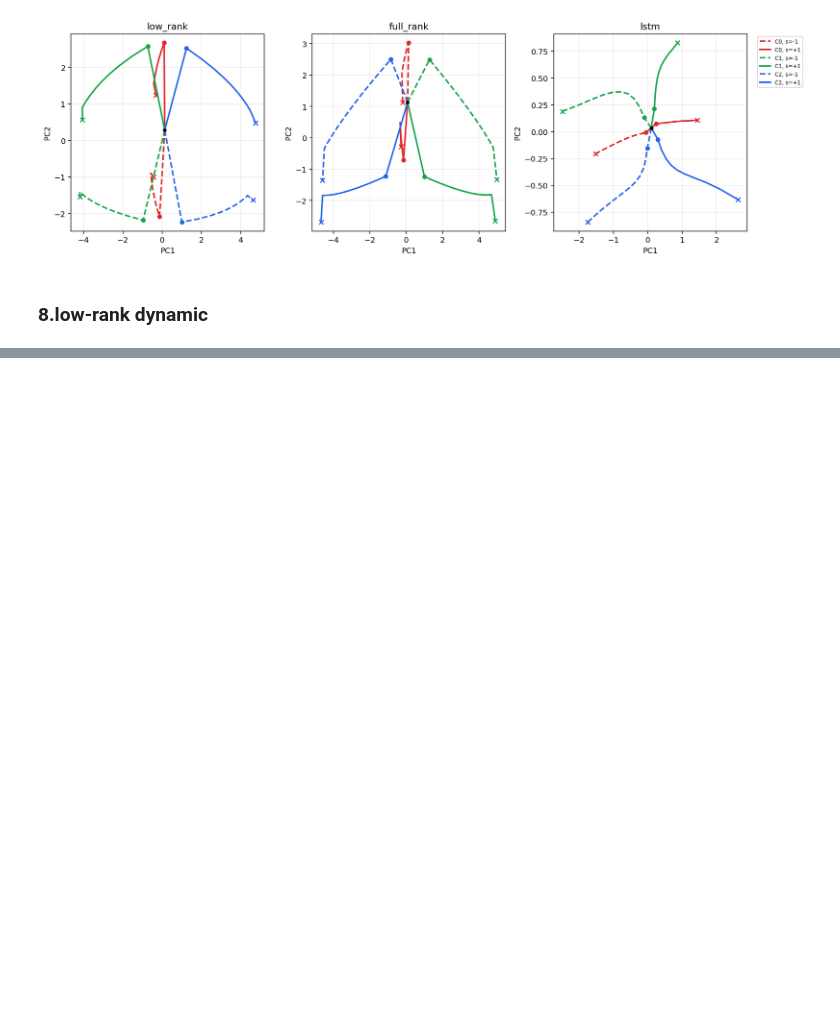
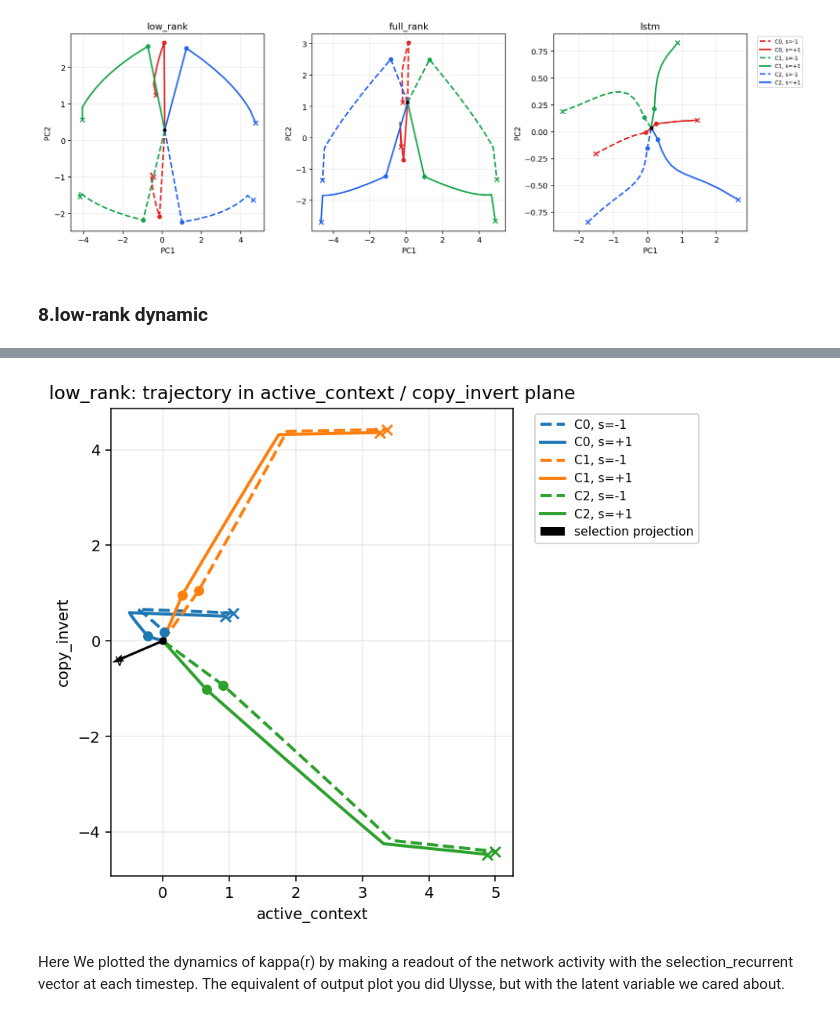
Before and after one commit to utsai/Homework_CN, a Jupyter notebook: homework_CN/compare_trained_networks.ipynb, the cells around one changed output, grey strips where cells are left out. Drawn from its saved outputs; the diff is of its cells as text; code cells hidden in the pictures; blank space fills up the shorter version.

```diff
--- a/homework_CN/compare_trained_networks.ipynb
+++ b/homework_CN/compare_trained_networks.ipynb
@@ -773,0 +1184,12 @@ plt.show()
+# %%
+plot_low_rank_trajectory_in_connectivity_plane(
+    model=models["low_rank"],
+    model_name="low_rank",
+    name_X="active_context",
+    name_Y="copy_invert",
+    repeats_per_case=1,
+)
+# %% [output]
+[figure, added]
+# %% [markdown]
+Here We plotted the dynamics of kappa(r) by making a readout of the network activity with the selection_recurrent vector at each timestep. The equivalent of output plot you did Ulysse, but with the latent variable we cared about.
```
Also changed, not shown: parts of 47 cells of this notebook.
